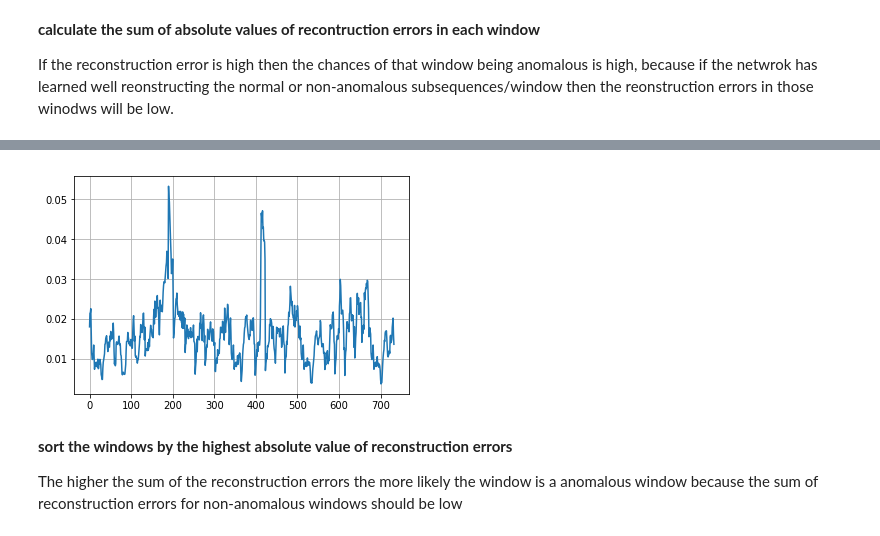
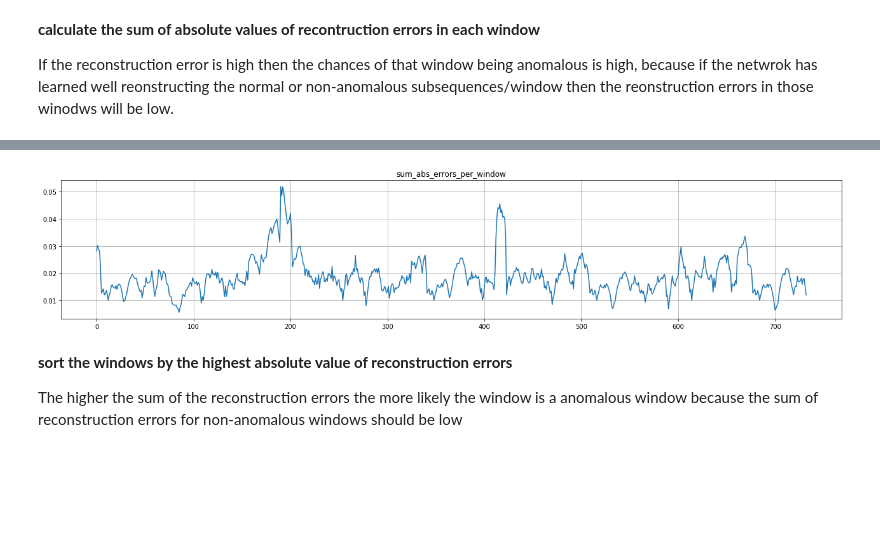
Before and after one commit to LinuxAI-PKU/ml-workspace, a Jupyter notebook: lstm-auto-encoder-counters-data-1.1.ipynb, the cells around one changed output, grey strips where cells are left out. Drawn from its saved outputs; the diff is of its cells as text; code cells hidden in the pictures; blank space fills up the shorter version.

```diff
--- a/lstm-auto-encoder-counters-data-1.1.ipynb
+++ b/lstm-auto-encoder-counters-data-1.1.ipynb
@@ -626,8 +642,10 @@ sum_abs_errors_per_window[0]
 # %%
+plt.figure(figsize=(22, 4))
 plt.plot(sum_abs_errors_per_window)
+plt.title('sum_abs_errors_per_window')
 plt.grid(True, which='both');
 # %% [output]
-[figure, old version]
+[figure, new version]
 # %% [markdown]
 **sort the windows by the highest absolute value of reconstruction errors**
 
```
Also changed, not shown: parts of 38 cells of this notebook.
